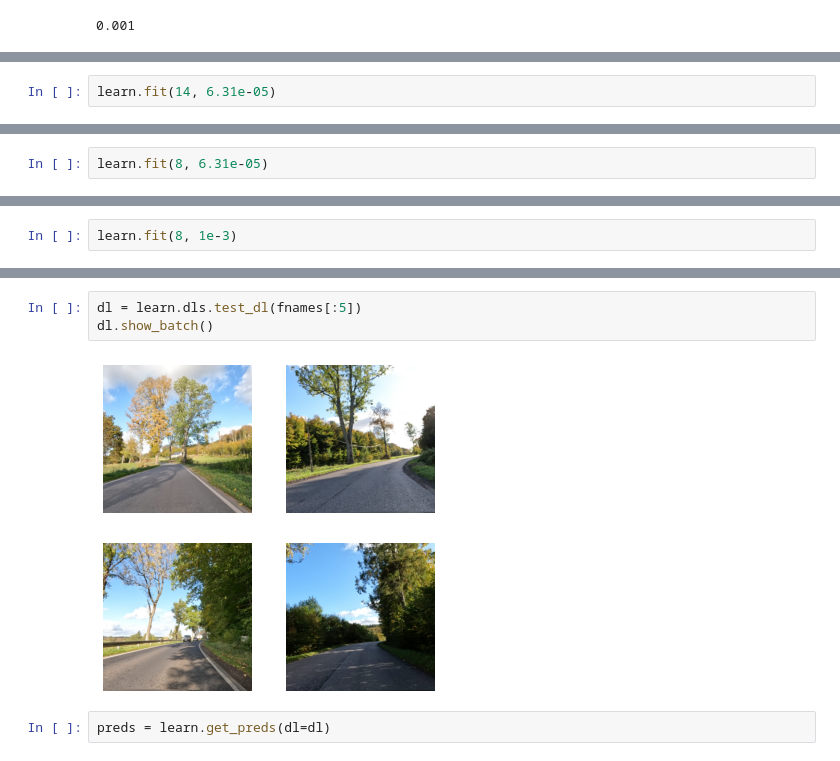
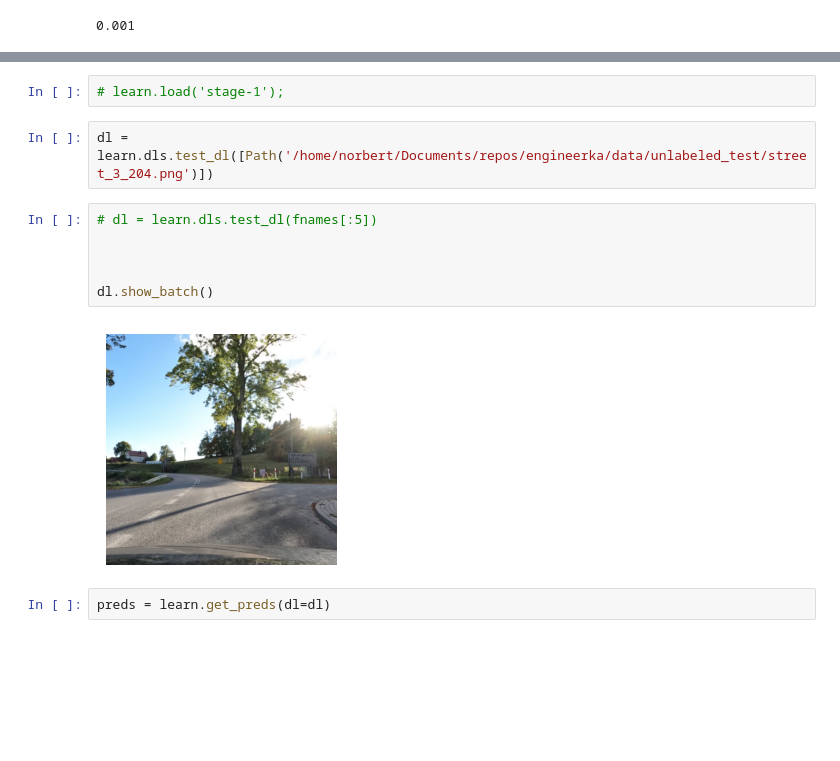
Before and after one commit to norbertgrzenkowicz/engineerka, a Jupyter notebook: src/network3.ipynb, the cells around one changed output, grey strips where cells are left out. Saved outputs shown, nothing was run; the diff lists cells and outputs as text; blank space fills up the shorter version.

```diff
--- a/src/network3.ipynb
+++ b/src/network3.ipynb
@@ -314,2 +156,0 @@ learn.fit(24)
-# %%
-learn.fit(14, 6.31e-05)
@@ -332,2 +156,0 @@ learn.fit(14, 6.31e-05)
-# %%
-learn.fit(8, 6.31e-05)
@@ -344,2 +156,0 @@ learn.fit(8, 6.31e-05)
-# %%
-learn.fit(8, 1e-3)
@@ -356,8 +157,15 @@ learn.fit(8, 1e-3)
+# %%
+# learn.load('stage-1');
+# %%
+dl = learn.dls.test_dl([Path('/home/norbert/Documents/repos/engineerka/data/unlabeled_test/street_3_204.png')])
 # %%
-dl = learn.dls.test_dl(fnames[:5])
+# dl = learn.dls.test_dl(fnames[:5])
+
+
+
 dl.show_batch()
 # %% [output]
-[figure, old version]
+[figure, new version]
 # %%
 preds = learn.get_preds(dl=dl)
 # %% [output]
```
Also changed, not shown: parts of 35 cells of this notebook, 7 other files.
